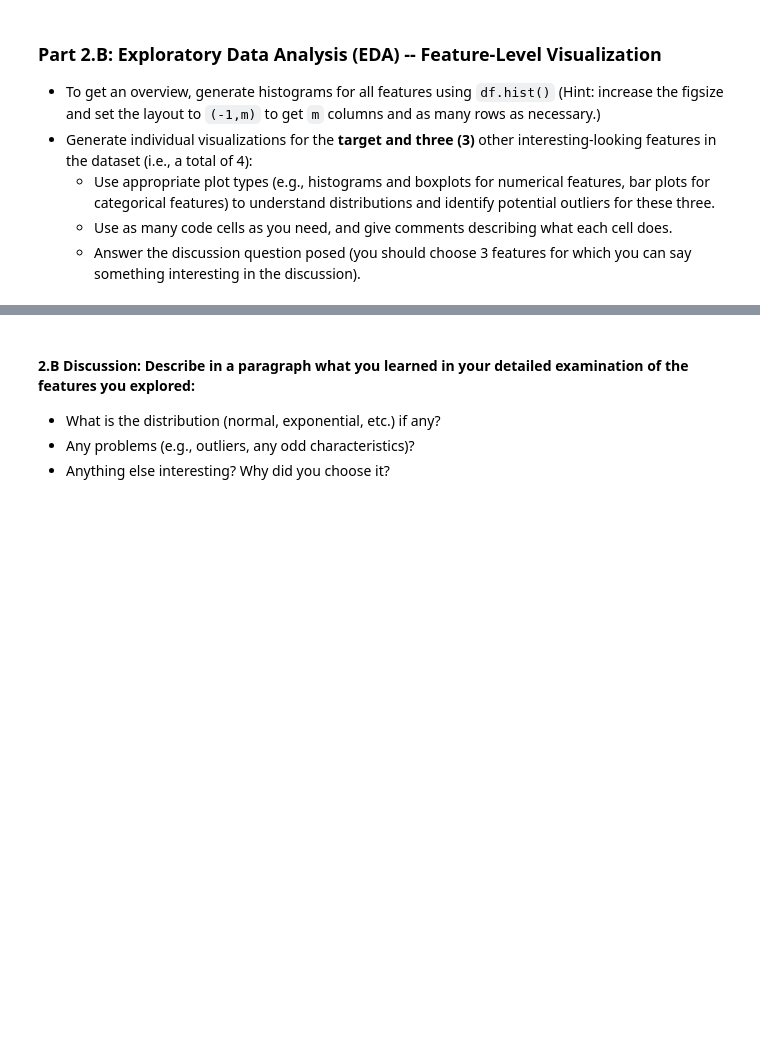
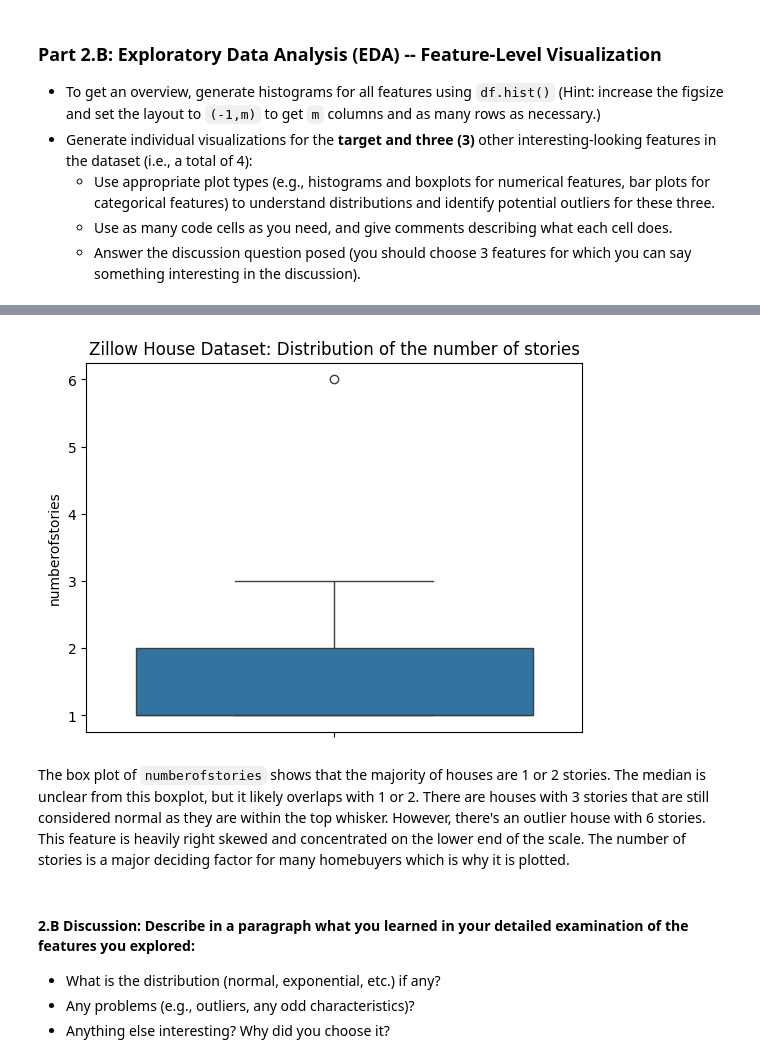
Before and after one commit to aidandig/Mod-3-Milestones-Group-78, a Jupyter notebook: Milestone_01.ipynb, the cells around one changed output, grey strips where cells are left out. Saved outputs shown, nothing was run; the diff lists cells and outputs as text; code cells hidden in the pictures; blank space fills up the shorter version.

```diff
--- a/Milestone_01.ipynb
+++ b/Milestone_01.ipynb
@@ -480,3 +516,11 @@ The cutoff for keeping the features, at least at first glance would be `threequa
+# %%
+sns.boxplot(df['numberofstories'])
+plt.title('Zillow House Dataset: Distribution of the number of stories')
+plt.show()
+# %% [output]
+[figure, added]
+# %% [markdown]
+The box plot of `numberofstories` shows that the majority of houses are 1 or 2 stories. The median is unclear from this boxplot, but it likely overlaps with 1 or 2. There are houses with 3 stories that are still considered normal as they are within the top whisker. However, there's an outlier house with 6 stories. This feature is heavily right skewed and concentrated on the lower end of the scale. The number of stories is a major deciding factor for many homebuyers which is why it is plotted.
 # %% [markdown]
 #### **2.B Discussion:** Describe in a paragraph what you learned in your detailed examination of the features you explored:
 - What is the distribution (normal, exponential, etc.) if any?
```
Also changed, not shown: parts of 7 cells of this notebook.
